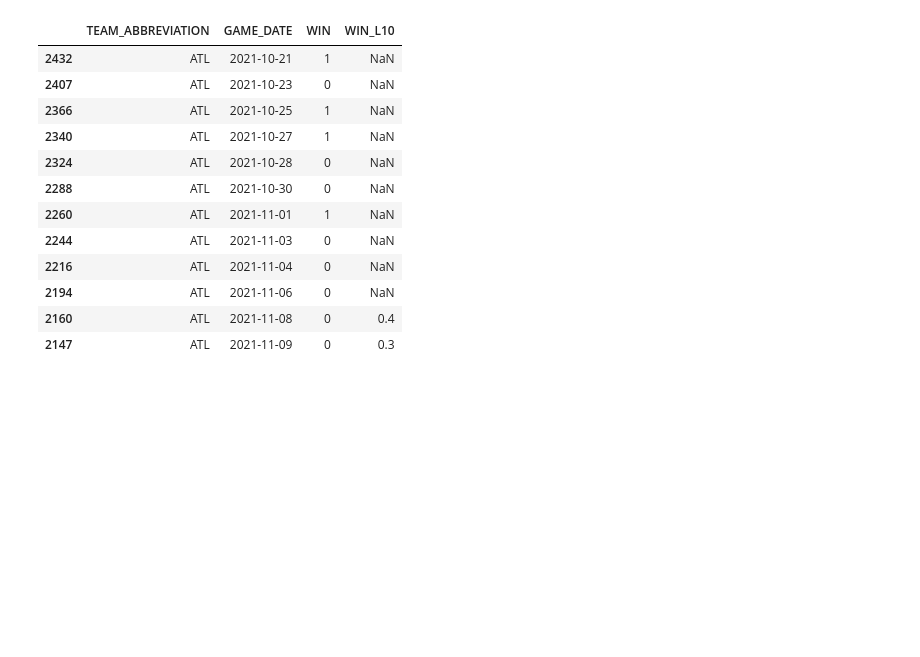
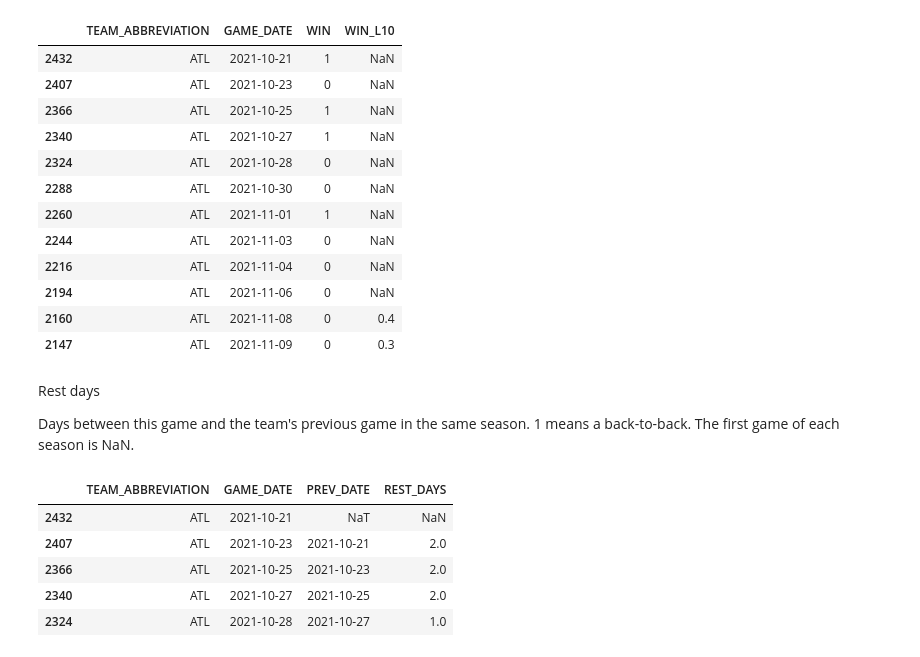
Before and after one commit to sebnalli/nba-game-predictor, a Jupyter notebook: notebooks/04_features.ipynb, the cells around one changed output. Drawn from its saved outputs; the diff is of its cells as text; code cells hidden in the pictures; blank space fills up the shorter version.

Commit message:
Add REST_DAYS

```diff
--- a/notebooks/04_features.ipynb
+++ b/notebooks/04_features.ipynb
@@ -179,3 +179,20 @@ games[['TEAM_ABBREVIATION', 'GAME_DATE', 'WIN', 'WIN_L10']].head(12)
 | 2194 | ATL | 2021-11-06 | 0 | NaN |
 | 2160 | ATL | 2021-11-08 | 0 | 0.4 |
 | 2147 | ATL | 2021-11-09 | 0 | 0.3 |
+# %%
+games['PREV_DATE'] = games.groupby(['TEAM_ABBREVIATION', 'SEASON_ID'])['GAME_DATE'].shift(1)
+# %% [markdown]
+Rest days
+
+Days between this game and the team's previous game in the same season. 1 means a back-to-back. The first game of each season is NaN.
+# %%
+games['REST_DAYS'] = (games['GAME_DATE'] - games['PREV_DATE']).dt.days
+# %%
+games[['TEAM_ABBREVIATION', 'GAME_DATE', 'PREV_DATE', 'REST_DAYS']].head()
+# %% [output]
+|  | TEAM_ABBREVIATION | GAME_DATE | PREV_DATE | REST_DAYS |
+| 2432 | ATL | 2021-10-21 | NaT | NaN |
+| 2407 | ATL | 2021-10-23 | 2021-10-21 | 2.0 |
+| 2366 | ATL | 2021-10-25 | 2021-10-23 | 2.0 |
+| 2340 | ATL | 2021-10-27 | 2021-10-25 | 2.0 |
+| 2324 | ATL | 2021-10-28 | 2021-10-27 | 1.0 |
```
